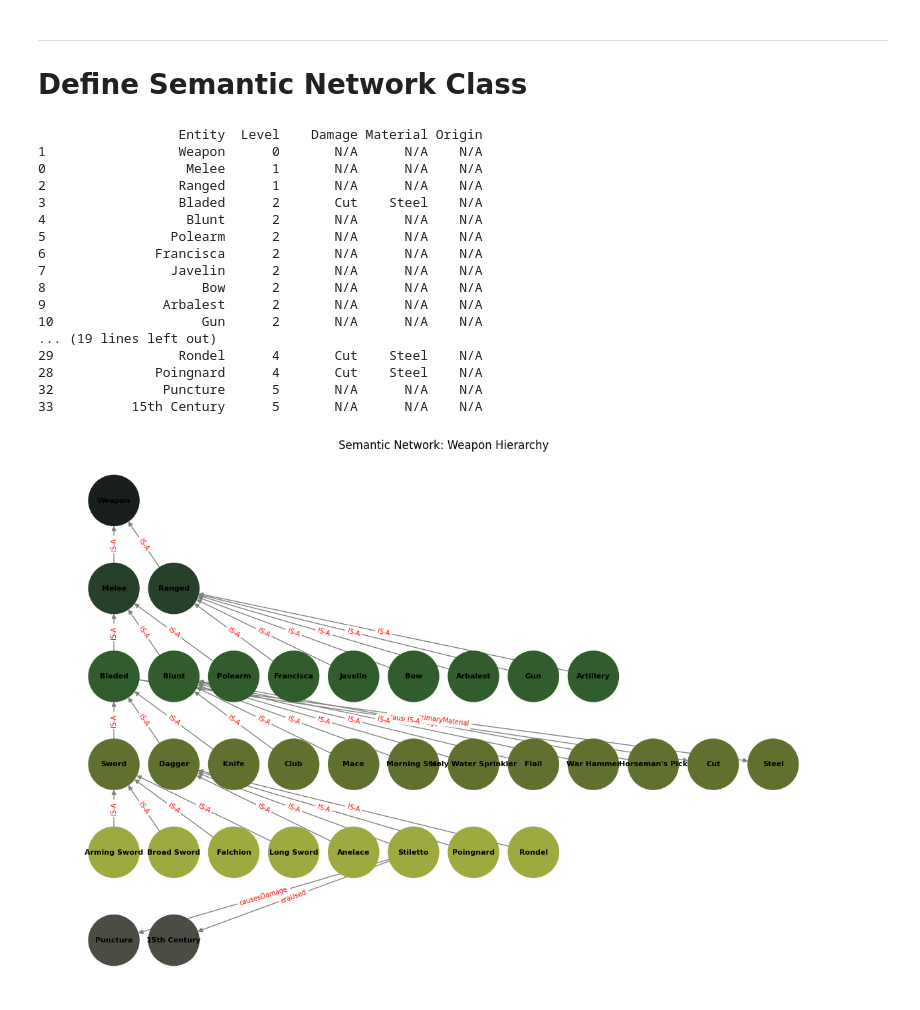
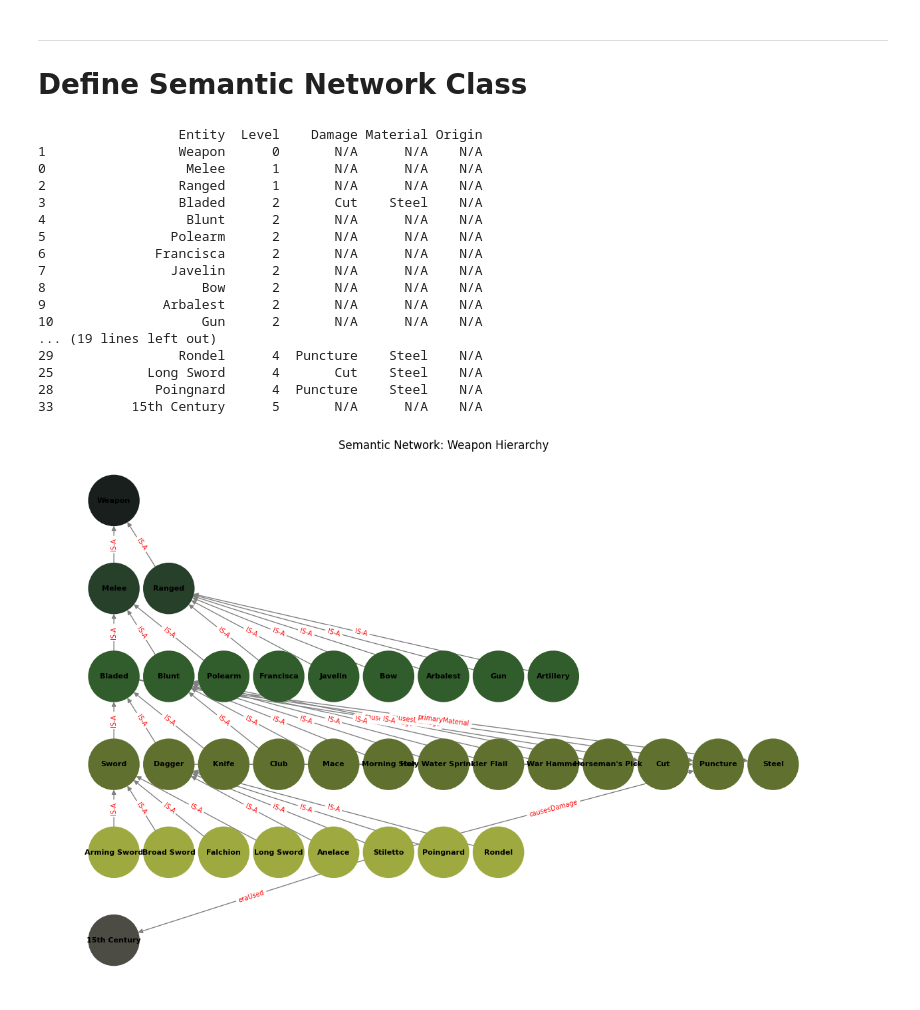
Before and after one commit to daemonchild/cardiffmet-dat6002-artificial-intelligence, a Jupyter notebook: assessment/part_1/1-Semantic-Network-Weapons.ipynb, the cells around one changed output. Saved outputs shown, nothing was run; the diff lists cells and outputs as text; code cells hidden in the pictures.

```diff
--- a/assessment/part_1/1-Semantic-Network-Weapons.ipynb
+++ b/assessment/part_1/1-Semantic-Network-Weapons.ipynb
@@ -339,34 +339,38 @@ weapons_net.add_relation("Rondel", "Dagger")
 #weapons_net.add_relation("Colonel Blood's Dagger", "Stiletto", "INSTANCE-OF") # Level 5
 
 
 
 
 # 3. Define Properties and Overrides
 weapons_net.add_property("Bladed", "Cut", "causesDamage")
+weapons_net.add_property("Bladed", "Puncture", "causesDamage")
 weapons_net.add_property("Bladed", "Steel", "primaryMaterial")
+
+weapons_net.add_property("Dagger", "Puncture", "causesDamage")
+weapons_net.add_property("Knife", "Cut", "causesDamage")
 
 weapons_net.add_property("Stiletto", "Puncture", "causesDamage") # The Override
 weapons_net.add_property("Stiletto", "15th Century", "eraUsed")
 
 # 4. Generate Output
 print(weapons_net.generate_report())
 weapons_net.draw()
 # %% [output]
                   Entity  Level    Damage Material Origin
 1                 Weapon      0       N/A      N/A    N/A
 0                  Melee      1       N/A      N/A    N/A
 2                 Ranged      1       N/A      N/A    N/A
 3                 Bladed      2       Cut    Steel    N/A
 4                  Blunt      2       N/A      N/A    N/A
 5                Polearm      2       N/A      N/A    N/A
 6              Francisca      2       N/A      N/A    N/A
 7                Javelin      2       N/A      N/A    N/A
 8                    Bow      2       N/A      N/A    N/A
 9               Arbalest      2       N/A      N/A    N/A
 10                   Gun      2       N/A      N/A    N/A
 ... (19 lines left out)
-29                Rondel      4       Cut    Steel    N/A
-28             Poingnard      4       Cut    Steel    N/A
-32              Puncture      5       N/A      N/A    N/A
+29                Rondel      4  Puncture    Steel    N/A
+25            Long Sword      4       Cut    Steel    N/A
+28             Poingnard      4  Puncture    Steel    N/A
 33          15th Century      5       N/A      N/A    N/A
-[figure, old version]
+[figure, new version]
```
Also changed, not shown: 1 other file.
